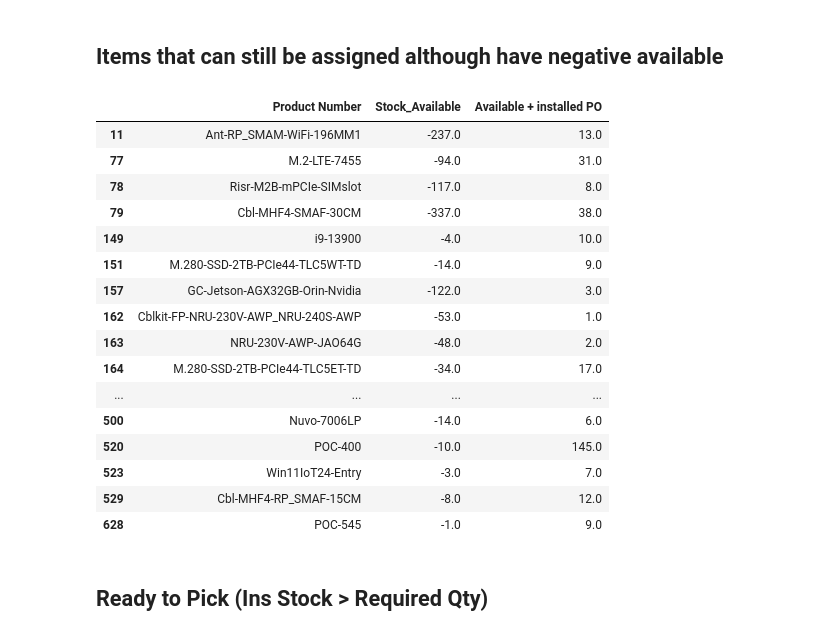
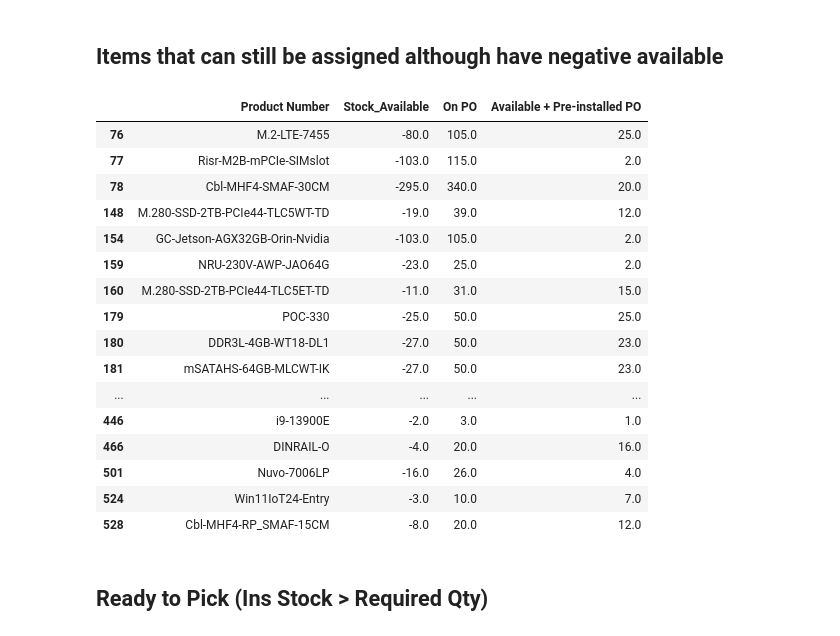
Before and after one commit to playoung2818/ERP_System, a Jupyter notebook: ERP_Dashboard.ipynb, the cells around one changed output. Saved outputs shown, nothing was run; the diff lists cells and outputs as text; code cells hidden in the pictures.

```diff
--- a/ERP_Dashboard.ipynb
+++ b/ERP_Dashboard.ipynb
@@ -137,27 +212,27 @@ Cbl-M12A5F-OT2-B-Red-Fuse-100CM Cbl-M12A5F-OT2-Black-Red-Fuse-100CM..M12(5-pole-
 # %% [markdown]
 ## Items that can still be assigned although have negative available
 # %%
-filtered_df1 = ERP_df[(ERP_df['Stock_Available'] < 0) & (ERP_df['Available + installed PO'] > 0)]
+filtered_df1 = ERP_df[(ERP_df['Stock_Available'] < 0) & (ERP_df['Available + Pre-installed PO'] > 0)]
 unique_parts_df = filtered_df1.drop_duplicates(subset=['Product Number'])
-unique_parts_df[['Product Number', 'Stock_Available', 'Available + installed PO']]
+unique_parts_df[['Product Number', 'Stock_Available', 'On PO', 'Available + Pre-installed PO']]
 # %% [output]
-|  | Product Number | Stock_Available | Available + installed PO |
-| 11 | Ant-RP_SMAM-WiFi-196MM1 | -237.0 | 13.0 |
-| 77 | M.2-LTE-7455 | -94.0 | 31.0 |
-| 78 | Risr-M2B-mPCIe-SIMslot | -117.0 | 8.0 |
-| 79 | Cbl-MHF4-SMAF-30CM | -337.0 | 38.0 |
-| 149 | i9-13900 | -4.0 | 10.0 |
-| 151 | M.280-SSD-2TB-PCIe44-TLC5WT-TD | -14.0 | 9.0 |
-| 157 | GC-Jetson-AGX32GB-Orin-Nvidia | -122.0 | 3.0 |
-| 162 | Cblkit-FP-NRU-230V-AWP_NRU-240S-AWP | -53.0 | 1.0 |
-| 163 | NRU-230V-AWP-JAO64G | -48.0 | 2.0 |
-| 164 | M.280-SSD-2TB-PCIe44-TLC5ET-TD | -34.0 | 17.0 |
-| ... | ... | ... | ... |
-| 500 | Nuvo-7006LP | -14.0 | 6.0 |
-| 520 | POC-400 | -10.0 | 145.0 |
-| 523 | Win11IoT24-Entry | -3.0 | 7.0 |
-| 529 | Cbl-MHF4-RP_SMAF-15CM | -8.0 | 12.0 |
-| 628 | POC-545 | -1.0 | 9.0 |
+|  | Product Number | Stock_Available | On PO | Available + Pre-installed PO |
+| 76 | M.2-LTE-7455 | -80.0 | 105.0 | 25.0 |
+| 77 | Risr-M2B-mPCIe-SIMslot | -103.0 | 115.0 | 2.0 |
+| 78 | Cbl-MHF4-SMAF-30CM | -295.0 | 340.0 | 20.0 |
+| 148 | M.280-SSD-2TB-PCIe44-TLC5WT-TD | -19.0 | 39.0 | 12.0 |
+| 154 | GC-Jetson-AGX32GB-Orin-Nvidia | -103.0 | 105.0 | 2.0 |
+| 159 | NRU-230V-AWP-JAO64G | -23.0 | 25.0 | 2.0 |
+| 160 | M.280-SSD-2TB-PCIe44-TLC5ET-TD | -11.0 | 31.0 | 15.0 |
+| 179 | POC-330 | -25.0 | 50.0 | 25.0 |
+| 180 | DDR3L-4GB-WT18-DL1 | -27.0 | 50.0 | 23.0 |
+| 181 | mSATAHS-64GB-MLCWT-IK | -27.0 | 50.0 | 23.0 |
+| ... | ... | ... | ... | ... |
+| 446 | i9-13900E | -2.0 | 3.0 | 1.0 |
+| 466 | DINRAIL-O | -4.0 | 20.0 | 16.0 |
+| 501 | Nuvo-7006LP | -16.0 | 26.0 | 4.0 |
+| 524 | Win11IoT24-Entry | -3.0 | 10.0 | 7.0 |
+| 528 | Cbl-MHF4-RP_SMAF-15CM | -8.0 | 20.0 | 12.0 |
 # %% [markdown]
 ## Ready to Pick (Ins Stock > Required Qty)
 # %%
```
Also changed, not shown: parts of 8 cells of this notebook, 3 other files.
